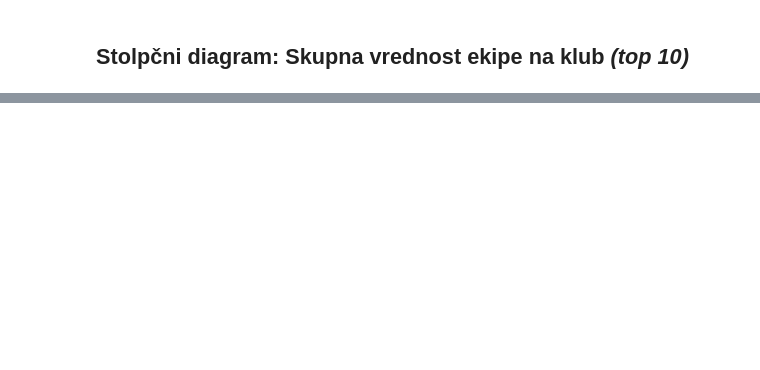
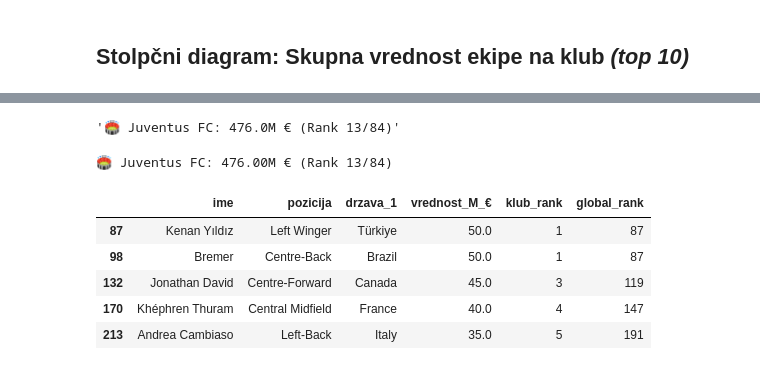
Before and after one commit to RiccardoLucerna/UVP-projektna, a Jupyter notebook: analiza_podatkov.ipynb, the cells around one changed output, grey strips where cells are left out. Drawn from its saved outputs; the diff is of its cells as text; code cells hidden in the pictures; blank space fills up the shorter version.

```diff
--- a/analiza_podatkov.ipynb
+++ b/analiza_podatkov.ipynb
@@ -340,0 +367,4 @@ plt.show()
+# %%
+vrednost_kluba(osnovni_podatki, "Juventus FC")
+# %% [output]
+'🏟️ Juventus FC: 476.0M € (Rank 13/84)'
@@ -340,0 +404,10 @@ plt.show()
+# %%
+pregled_kluba(osnovni_podatki, 'Juventus FC', top_n=5)
+# %% [output]
+🏟️ Juventus FC: 476.00M € (Rank 13/84)
+|  | ime | pozicija | drzava_1 | vrednost_M_€ | klub_rank | global_rank |
+| 87 | Kenan Yıldız | Left Winger | Türkiye | 50.0 | 1 | 87 |
+| 98 | Bremer | Centre-Back | Brazil | 50.0 | 1 | 87 |
+| 132 | Jonathan David | Centre-Forward | Canada | 45.0 | 3 | 119 |
+| 170 | Khéphren Thuram | Central Midfield | France | 40.0 | 4 | 147 |
+| 213 | Andrea Cambiaso | Left-Back | Italy | 35.0 | 5 | 191 |
```
Also changed, not shown: parts of 10 cells of this notebook.
